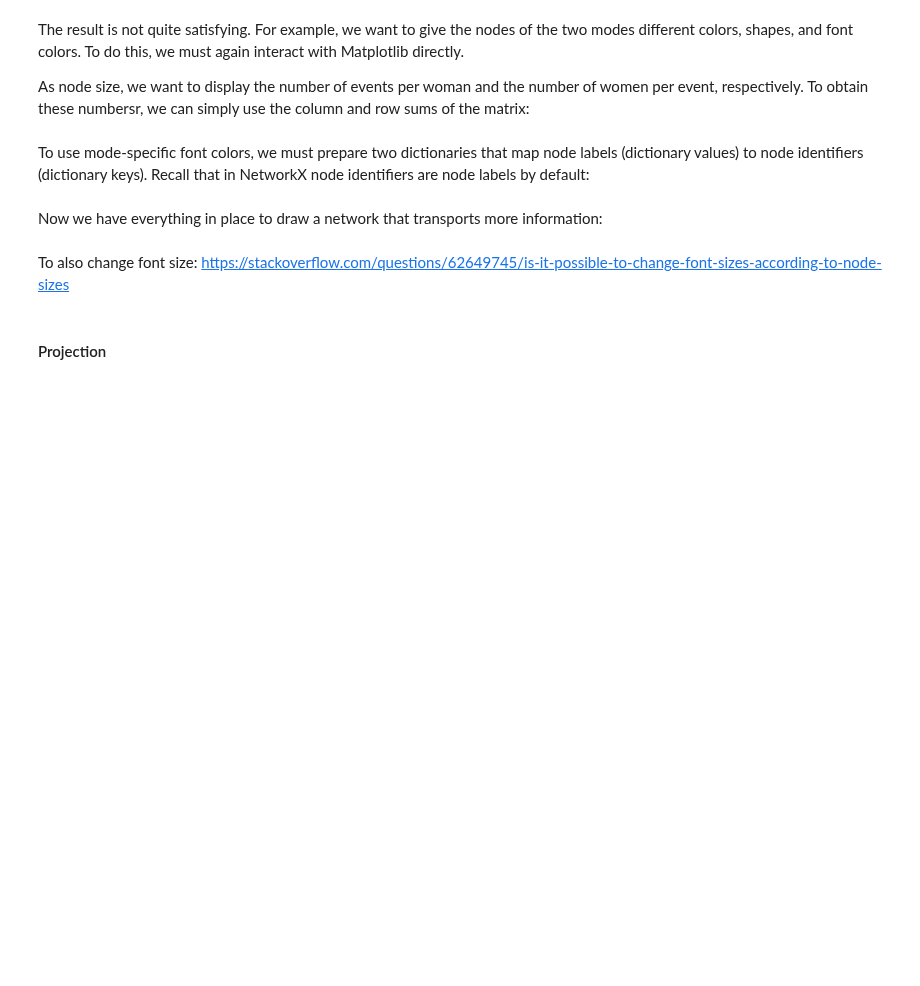
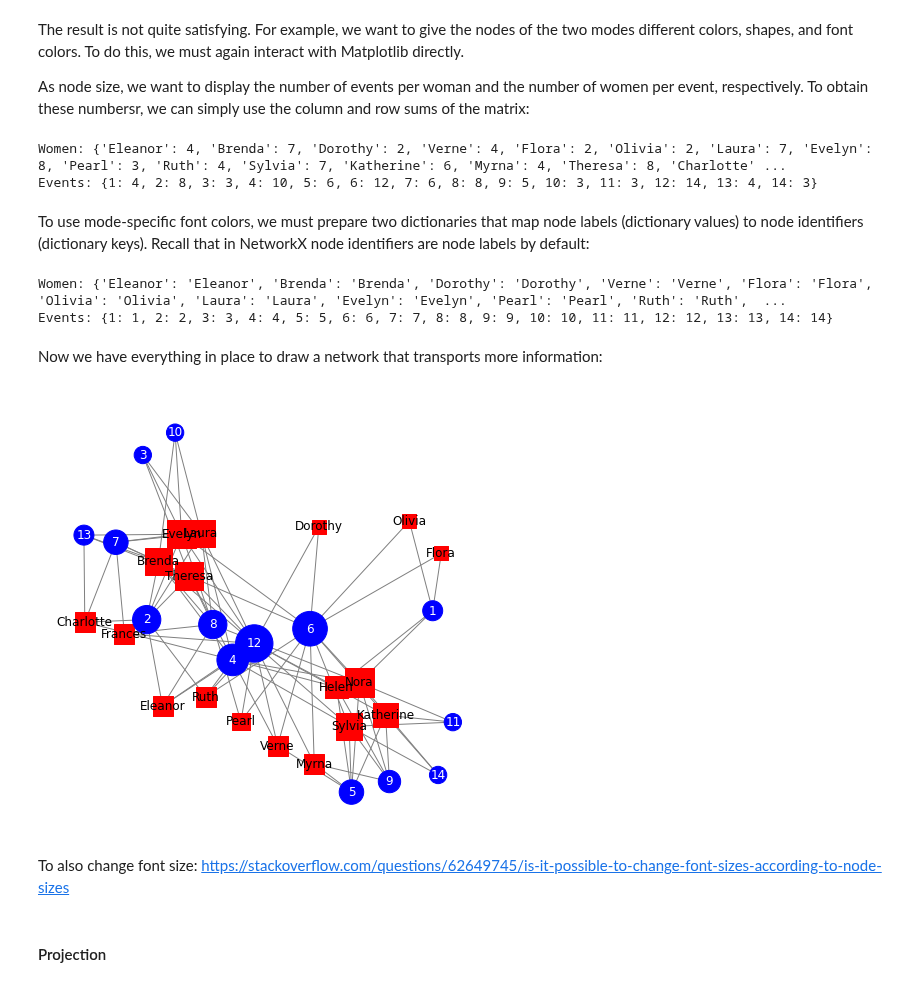
Before and after one commit to gesiscss/css_methods_python, a Jupyter notebook: c_data_preprocessing_methods/5_network_construction_and_visualization.ipynb, the cells around one changed output. Saved outputs shown, nothing was run; the diff lists cells and outputs as text; code cells hidden in the pictures; blank space fills up the shorter version.

```diff
--- a/c_data_preprocessing_methods/5_network_construction_and_visualization.ipynb
+++ b/c_data_preprocessing_methods/5_network_construction_and_visualization.ipynb
@@ -270,5 +319,5 @@ Load data from figshare into the `data/cns/` folder.
 
 The Copenhagen_Networks_Study_Notebook demonstrated how to load the data and do some visualizations...
 # %%
-nodelist_cns = pd.read_csv('data/cns/genders.csv')
+nodelist_cns = pd.read_csv('../data/cns/genders.csv')
 nodelist_cns
@@ -834,5 +1123,5 @@ When the bipartite network is not connected in one component, the two modes cann
 # %%
-nodes_women = set(edgelist_davis['woman'])
+nodes_women = matrix_davis.index.tolist()
 print('Women:', nodes_women)
-nodes_events = set(edgelist_davis['event'])
+nodes_events = matrix_davis.columns.tolist()
 print('Events:', nodes_events)
@@ -847,10 +1141,13 @@ The result is not quite satisfying. For example, we want to give the nodes of th
 
 As node size, we want to display the number of events per woman and the number of women per event, respectively. To obtain these numbersr, we can simply use the column and row sums of the matrix:
 # %%
-number_of_events = matrix_davis.sum(axis=1).tolist()
-print('Women:', number_of_events)
-number_of_women = matrix_davis.sum(axis=0).tolist()
-print('Events:', number_of_women)
+d_sizes_women = matrix_davis.sum(axis=1).to_dict()
+print('Women:', d_sizes_women)
+d_sizes_events = matrix_davis.sum(axis=0).to_dict()
+print('Events:', d_sizes_events)
+# %% [output]
+Women: {'Eleanor': 4, 'Brenda': 7, 'Dorothy': 2, 'Verne': 4, 'Flora': 2, 'Olivia': 2, 'Laura': 7, 'Evelyn': 8, 'Pearl': 3, 'Ruth': 4, 'Sylvia': 7, 'Katherine': 6, 'Myrna': 4, 'Theresa': 8, 'Charlotte' ...
+Events: {1: 4, 2: 8, 3: 3, 4: 10, 5: 6, 6: 12, 7: 6, 8: 8, 9: 5, 10: 3, 11: 3, 12: 14, 13: 4, 14: 3}
 # %% [markdown]
 To use mode-specific font colors, we must prepare two dictionaries that map node labels (dictionary values) to node identifiers (dictionary keys). Recall that in NetworkX node identifiers are node labels by default:
 # %%
@@ -858,6 +1155,9 @@ labels_women = {woman: woman for woman in nodes_women}
 print('Women:', labels_women)
 labels_event = {event: event for event in nodes_events}
 print('Events:', labels_event)
+# %% [output]
+Women: {'Eleanor': 'Eleanor', 'Brenda': 'Brenda', 'Dorothy': 'Dorothy', 'Verne': 'Verne', 'Flora': 'Flora', 'Olivia': 'Olivia', 'Laura': 'Laura', 'Evelyn': 'Evelyn', 'Pearl': 'Pearl', 'Ruth': 'Ruth',  ...
+Events: {1: 1, 2: 2, 3: 3, 4: 4, 5: 5, 6: 6, 7: 7, 8: 8, 9: 9, 10: 10, 11: 11, 12: 12, 13: 13, 14: 14}
 # %% [markdown]
 Now we have everything in place to draw a network that transports more information:
 # %%
@@ -869,41 +1169,43 @@ nx.draw_networkx_nodes(
     G=G_davis,
     pos=pos_bipartite,
     nodelist=nodes_women,
-    node_size=[100*size for size in number_of_events], # Using list comprehension to increase node size
+    node_size=[100*values for keys, values in d_sizes_women.items()], # Using list comprehension to increase node size
     node_color='red',
     node_shape='s'
 )
 # Draw event nodes as blue circles with the number of women as node size
 nx.draw_networkx_nodes(
     G=G_davis,
     pos=pos_bipartite,
     nodelist=nodes_events,
-    node_size=[100*size for size in number_of_women],
+    node_size=[100*values for keys, values in d_sizes_events.items()],
     node_color='blue',
     node_shape='o'
 )
 # Draw edges in gray
 nx.draw_networkx_edges(
     G=G_davis,
     pos=pos_bipartite,
     edge_color='gray'
 )
 # Label women nodes in black
 nx.draw_networkx_labels(
     G=G_davis,
     pos=pos_bipartite,
     labels=labels_women,
     font_color='black'
 )
 # Label event nodes in white
 nx.draw_networkx_labels(
     G=G_davis,
     pos=pos_bipartite,
     labels=labels_event,
     font_color='white'
 )
-plt.axis('off') # Toggle off box around figure
-plt.show() # ...
+plt.axis('off')
+plt.show()
+# %% [output]
+[figure, added]
 # %% [markdown]
 To also change font size: https://stackoverflow.com/questions/62649745/is-it-possible-to-change-font-sizes-according-to-node-sizes
 # %% [markdown]
```
Also changed, not shown: parts of 119 cells of this notebook.
